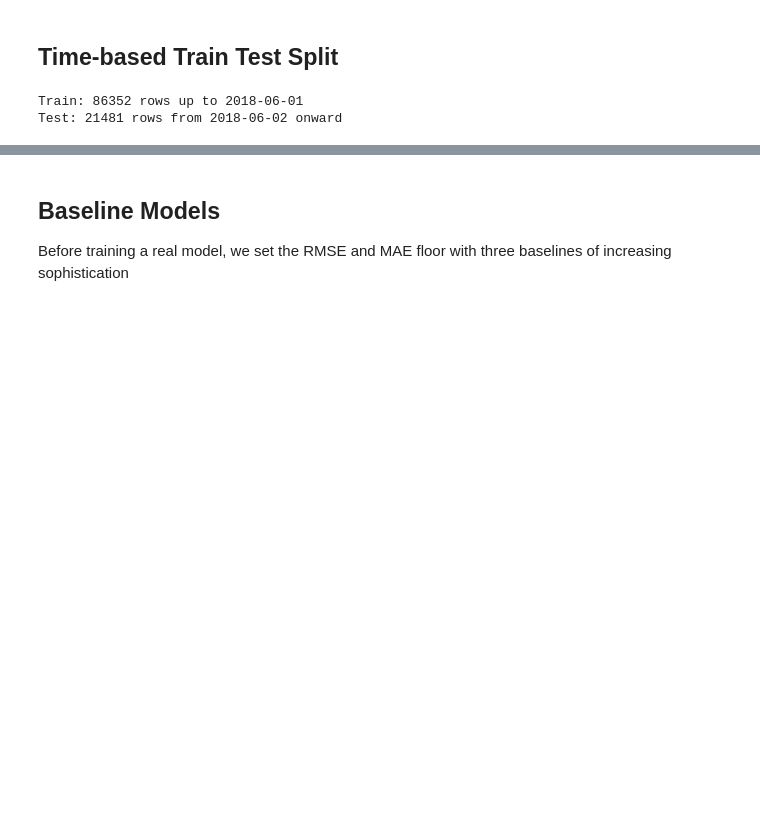
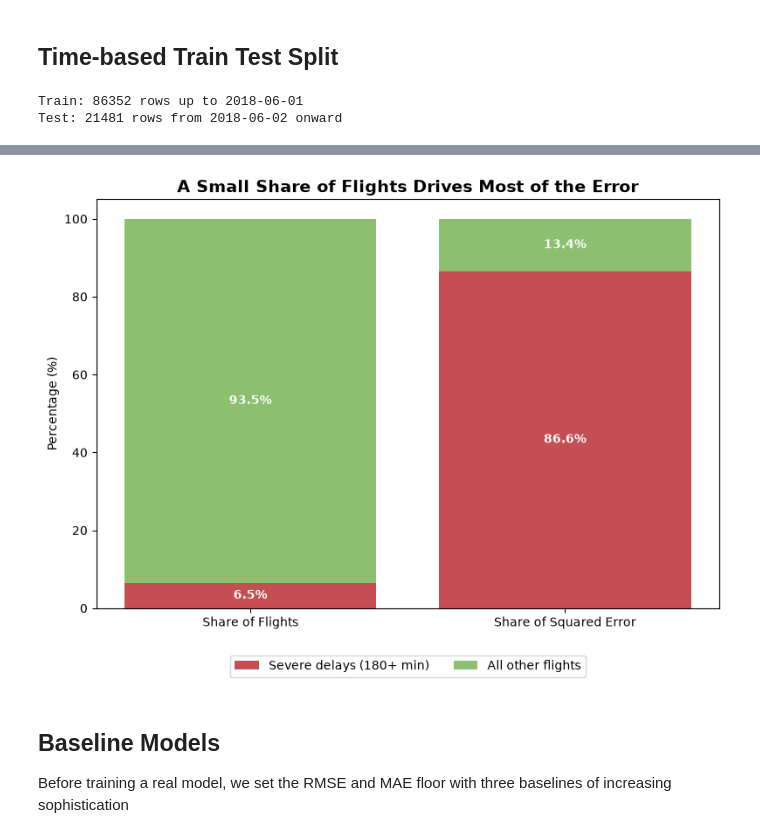
Before and after one commit to Lucaisok/ml_project_flight_delay_prediction, a Jupyter notebook: 04_flight_delay_modeling.ipynb, the cells around one changed output, grey strips where cells are left out. Drawn from its saved outputs; the diff is of its cells as text; code cells hidden in the pictures; blank space fills up the shorter version.

```diff
--- a/04_flight_delay_modeling.ipynb
+++ b/04_flight_delay_modeling.ipynb
@@ -207,0 +305,26 @@ X_test_advanced  = X_test[advanced_features]
+# %%
+import matplotlib.pyplot as plt
+
+categories = ['Share of Flights', 'Share of Squared Error']
+severe_pct = [6.5, 86.6]
+other_pct = [100 - 6.5, 100 - 86.6]
+
+fig, ax = plt.subplots(figsize=(8, 6))
+
+ax.bar(categories, severe_pct, label='Severe delays (180+ min)', color='#C44E52')
+ax.bar(categories, other_pct, bottom=severe_pct, label='All other flights', color='#8CBF6F')
+
+ax.set_ylabel('Percentage (%)')
+ax.set_title('A Small Share of Flights Drives Most of the Error', fontsize=14, fontweight='bold')
+ax.legend(loc='upper center', bbox_to_anchor=(0.5, -0.1), ncol=2)
+
+# Add percentage labels
+for i, (s, o) in enumerate(zip(severe_pct, other_pct)):
+    ax.text(i, s/2, f'{s:.1f}%', ha='center', va='center', fontweight='bold', color='white')
+    ax.text(i, s + o/2, f'{o:.1f}%', ha='center', va='center', fontweight='bold', color='white')
+
+plt.tight_layout()
+plt.savefig('plots/severe_delay_error_share.png', dpi=150)
+plt.show()
+# %% [output]
+[figure, added]
```
Also changed, not shown: parts of 17 cells of this notebook, 9 other files.
